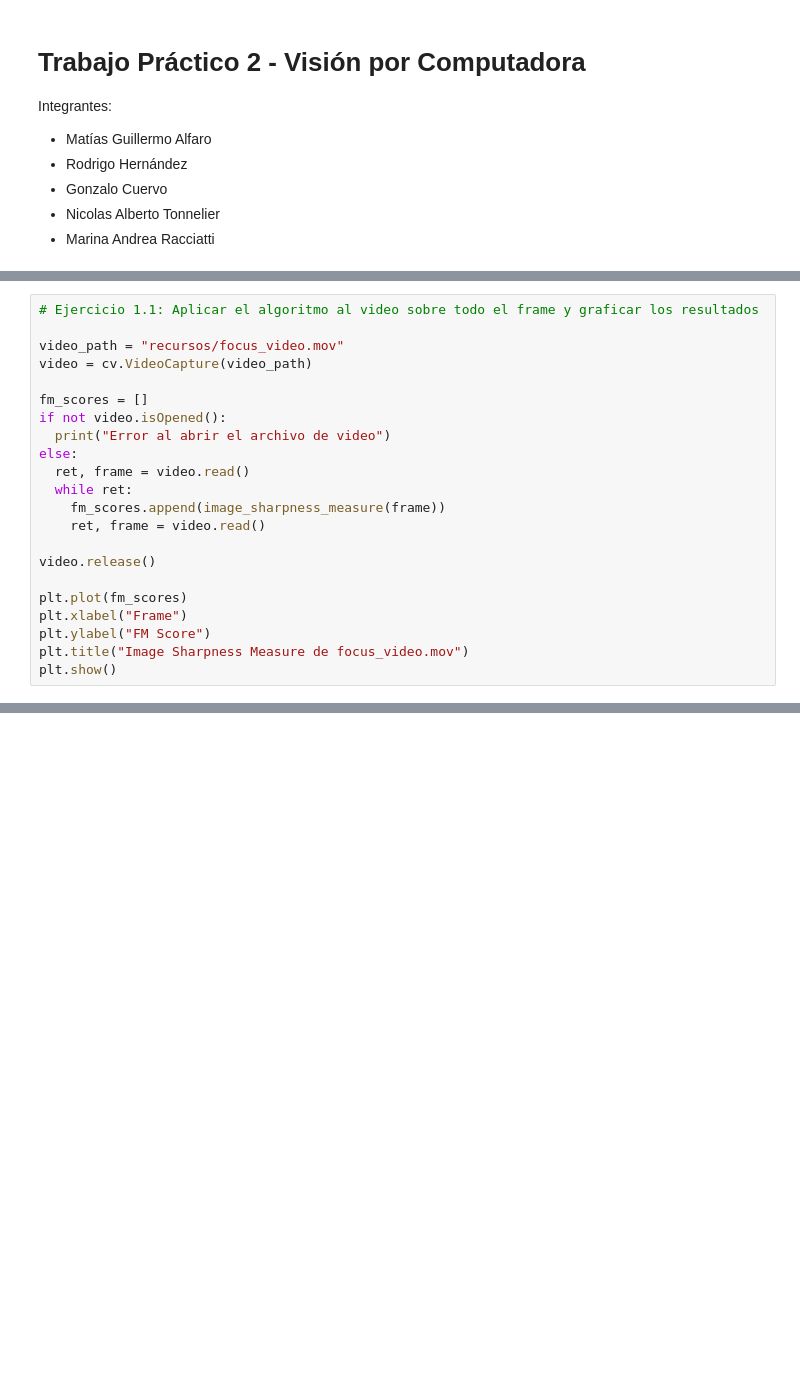
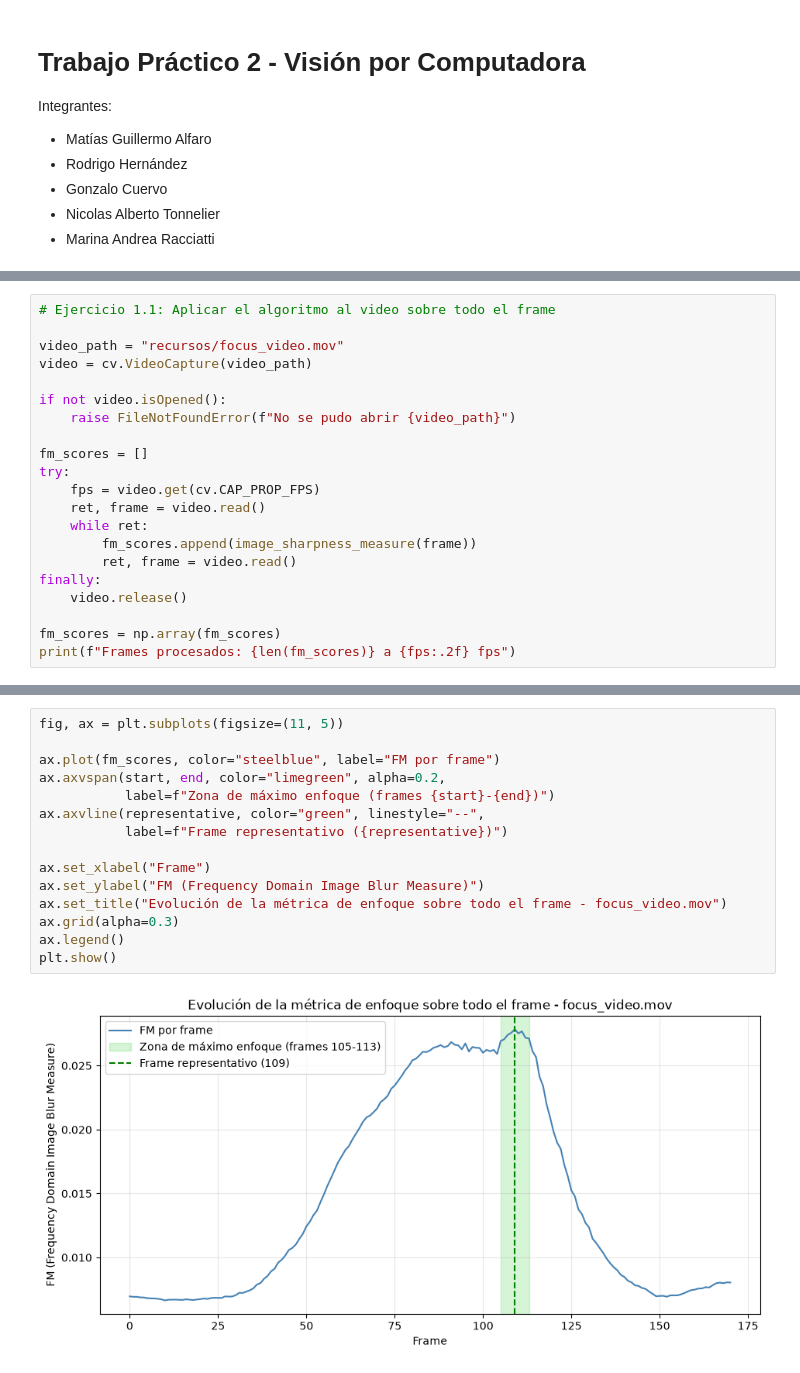
Before and after one commit to natonnelier/vision_por_computadora_tps, a Jupyter notebook: TP2/TP2.ipynb, the cells around one changed output, grey strips where cells are left out. Drawn from its saved outputs; the diff is of its cells as text; blank space fills up the shorter version.

Commit message:
Traducir a español los comentarios, lanzar error cuando no se encuentra el video y mostrar la zona de máximo enfoque

```diff
--- a/TP2/TP2.ipynb
+++ b/TP2/TP2.ipynb
@@ -74,23 +74,22 @@ def image_sharpness_measure(img):
 # %%
-# Ejercicio 1.1: Aplicar el algoritmo al video sobre todo el frame y graficar los resultados
+# Ejercicio 1.1: Aplicar el algoritmo al video sobre todo el frame
 
 video_path = "recursos/focus_video.mov"
 video = cv.VideoCapture(video_path)
 
+if not video.isOpened():
+    raise FileNotFoundError(f"No se pudo abrir {video_path}")
+
 fm_scores = []
-if not video.isOpened():
-  print("Error al abrir el archivo de video")
-else:
-  ret, frame = video.read()
-  while ret:
-    fm_scores.append(image_sharpness_measure(frame))
+try:
+    fps = video.get(cv.CAP_PROP_FPS)
     ret, frame = video.read()
+    while ret:
+        fm_scores.append(image_sharpness_measure(frame))
+        ret, frame = video.read()
+finally:
+    video.release()
 
-video.release()
-
-plt.plot(fm_scores)
-plt.xlabel("Frame")
-plt.ylabel("FM Score")
-plt.title("Image Sharpness Measure de focus_video.mov")
-plt.show()
+fm_scores = np.array(fm_scores)
+print(f"Frames procesados: {len(fm_scores)} a {fps:.2f} fps")
 # %% [output]
@@ -97,0 +150,17 @@ plt.show()
+# %%
+fig, ax = plt.subplots(figsize=(11, 5))
+
+ax.plot(fm_scores, color="steelblue", label="FM por frame")
+ax.axvspan(start, end, color="limegreen", alpha=0.2,
+           label=f"Zona de máximo enfoque (frames {start}-{end})")
+ax.axvline(representative, color="green", linestyle="--",
+           label=f"Frame representativo ({representative})")
+
+ax.set_xlabel("Frame")
+ax.set_ylabel("FM (Frequency Domain Image Blur Measure)")
+ax.set_title("Evolución de la métrica de enfoque sobre todo el frame - focus_video.mov")
+ax.grid(alpha=0.3)
+ax.legend()
+plt.show()
+# %% [output]
+[figure, added]
```
Also changed, not shown: parts of 7 cells of this notebook.
